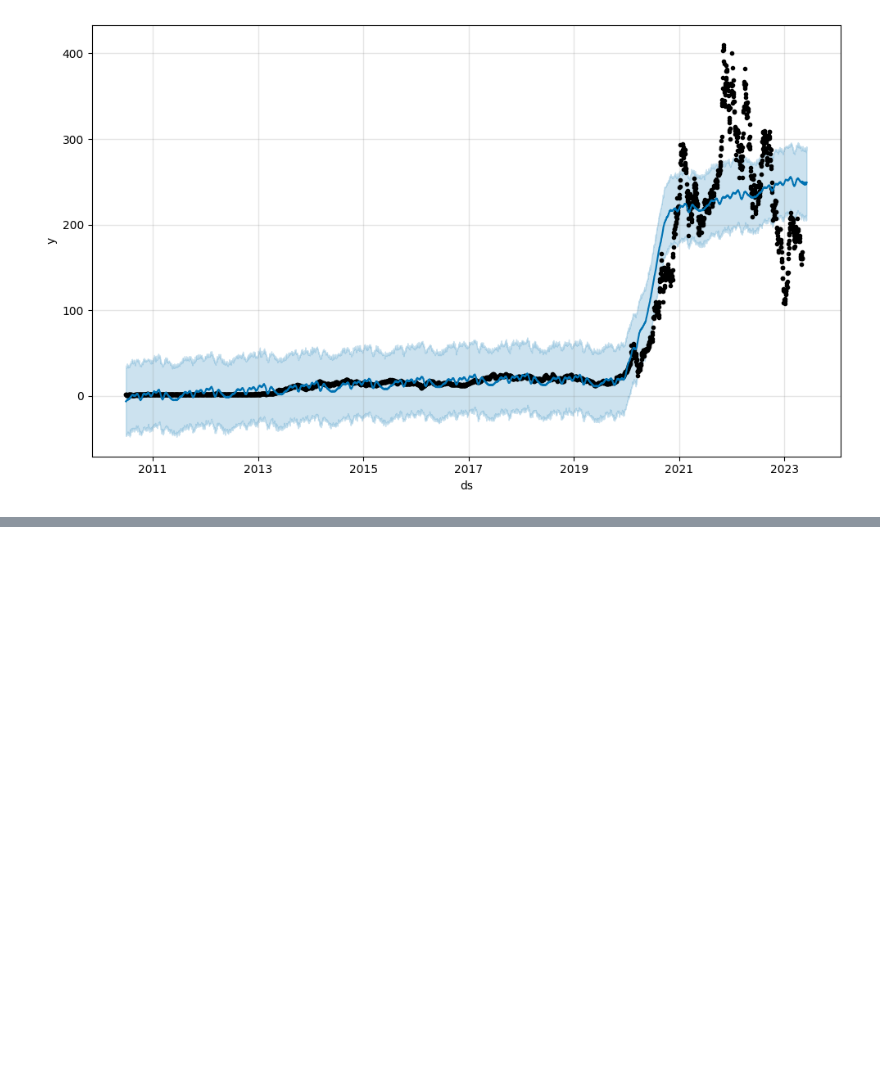
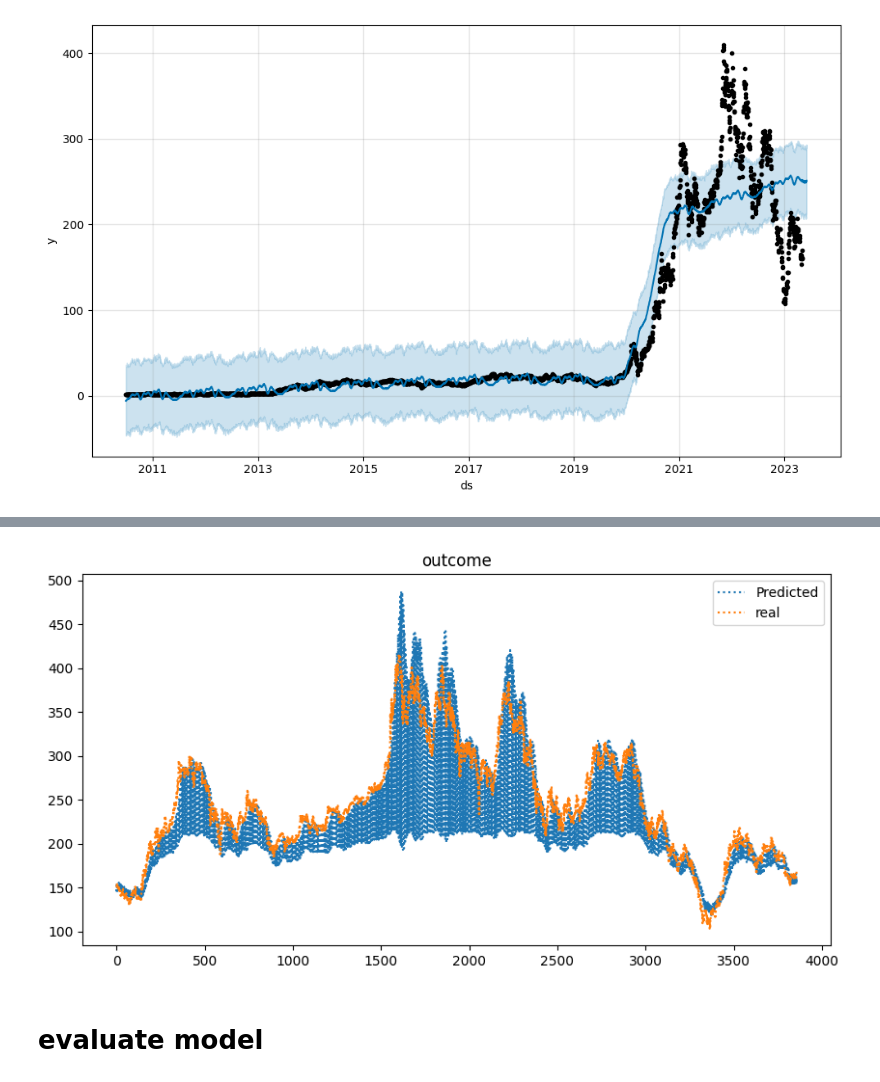
Before and after one commit to Anshuldogra001/Stock_Market_Capestone_Project, a Jupyter notebook: Stock_prediction.ipynb, the cells around one changed output, grey strips where cells are left out. Cells and saved outputs as stored; diff of their text form; code cells hidden in the pictures; blank space fills up the shorter version.

```diff
--- a/Stock_prediction.ipynb
+++ b/Stock_prediction.ipynb
@@ -278,0 +496,6 @@ files.download("forecast.csv")
+# %%
+Answer2 = pd.DataFrame({
+    "Predicted": predict_test.ravel(),
+    "real": testy.ravel()
+})
+Answer2.head()
@@ -278,0 +509,7 @@ files.download("forecast.csv")
+# %%
+#test
+Answer2.plot(title="outcome", figsize=(10,5),linestyle = 'dotted');
+# %% [output]
+[figure, added]
+# %% [markdown]
+# evaluate model
```
Also changed, not shown: parts of 47 cells of this notebook.
